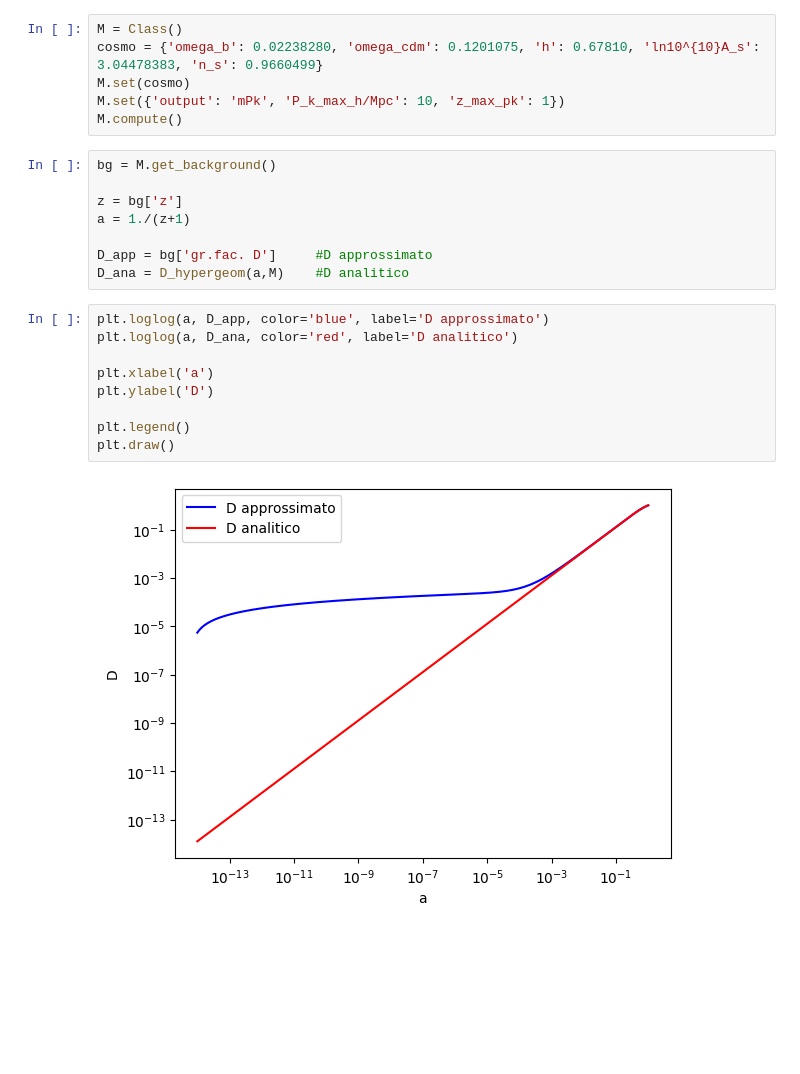
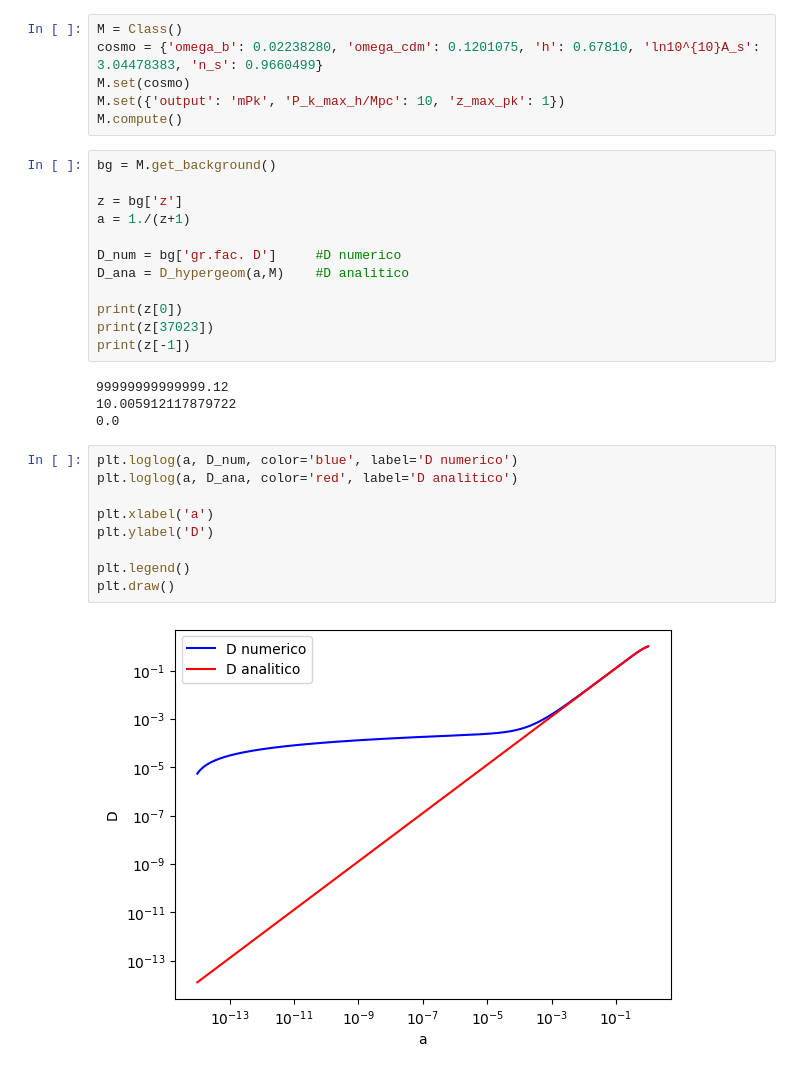
Before and after one commit to ste-cartu/Bachelor-Thesis, a Jupyter notebook: growth.ipynb, the cells around one changed output. Drawn from its saved outputs; the diff is of its cells as text; blank space fills up the shorter version.

```diff
--- a/growth.ipynb
+++ b/growth.ipynb
@@ -94,16 +98,24 @@ bg = M.get_background()
 z = bg['z']
 a = 1./(z+1)
 
-D_app = bg['gr.fac. D']     #D approssimato
+D_num = bg['gr.fac. D']     #D numerico
 D_ana = D_hypergeom(a,M)    #D analitico
+
+print(z[0])
+print(z[37023])
+print(z[-1])
+# %% [output]
+99999999999999.12
+10.005912117879722
+0.0
 # %%
-plt.loglog(a, D_app, color='blue', label='D approssimato')
+plt.loglog(a, D_num, color='blue', label='D numerico')
 plt.loglog(a, D_ana, color='red', label='D analitico')
 
 plt.xlabel('a')
 plt.ylabel('D')
 
 plt.legend()
 plt.draw()
 # %% [output]
-[figure, old version]
+[figure, new version]
```
Also changed, not shown: parts of 14 cells of this notebook, 3 other files.
